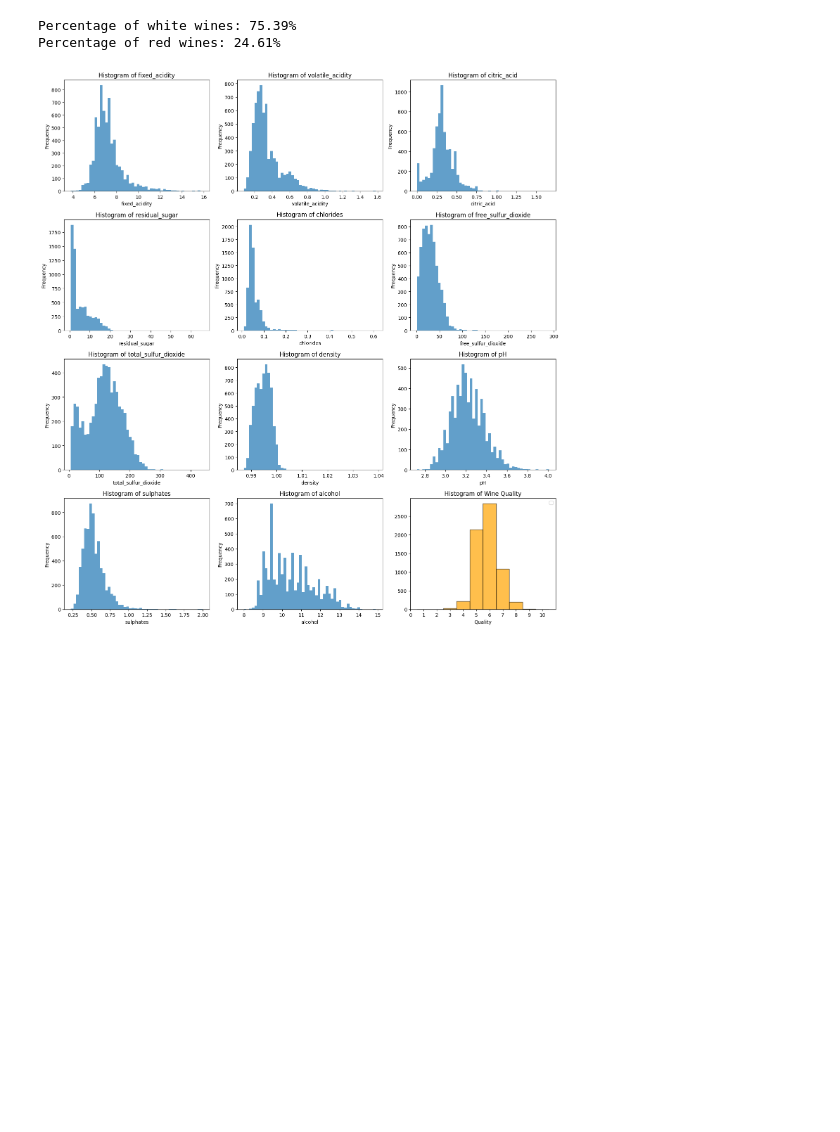
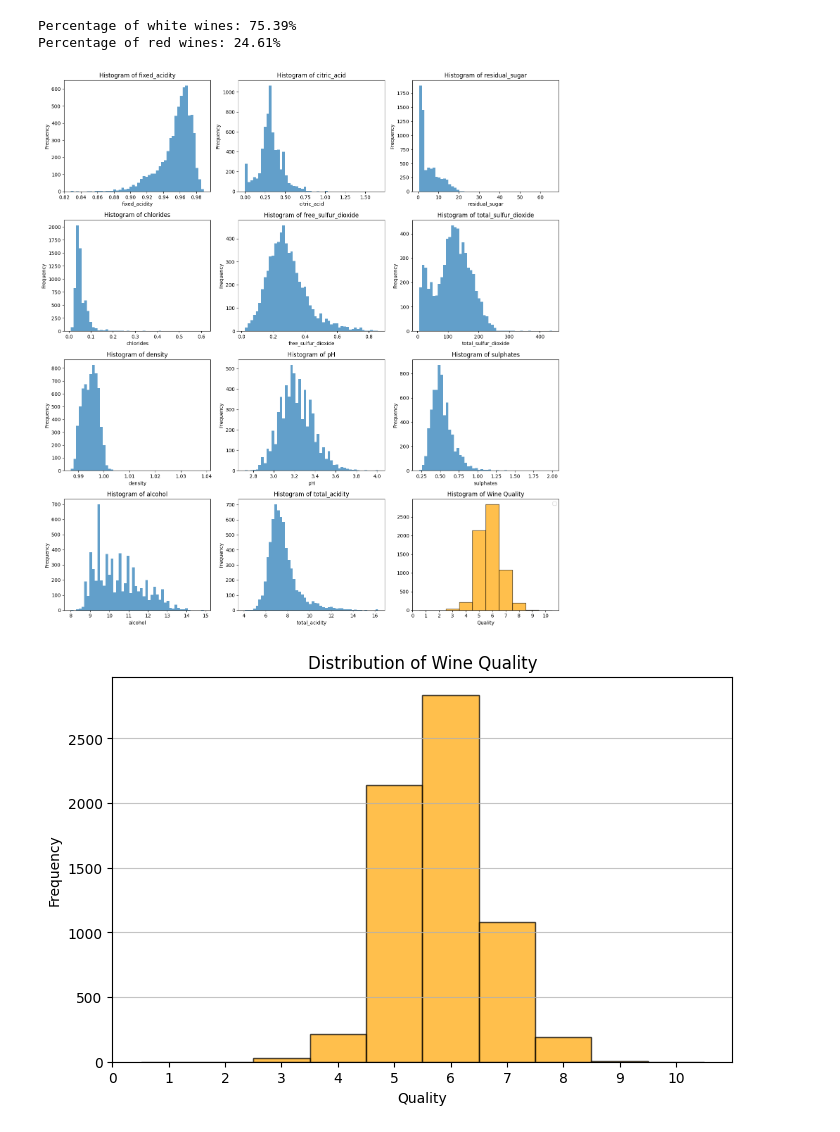
Before and after one commit to 2T1F/wine, a Jupyter notebook: explore.ipynb, the cells around one changed output. Cells and saved outputs as stored; diff of their text form; code cells hidden in the pictures; blank space fills up the shorter version.

```diff
--- a/explore.ipynb
+++ b/explore.ipynb
@@ -21,6 +38,11 @@ No missing values
 X.isnull().sum().sum()
 # %% [output]
 0
+# %%
+X["free_sulfur_dioxide"] = X["free_sulfur_dioxide"] / X["total_sulfur_dioxide"]
+X["total_acidity"] = X["fixed_acidity"] + X["volatile_acidity"]
+X["fixed_acidity"] = X["fixed_acidity"] / X["total_acidity"]
+X = X.drop(columns=["volatile_acidity"])
 # %%
 X
 # %% [output]
@@ -49,30 +71,46 @@ Percentage of red wines: 24.61%
 # %%
 # Plot histogram for each feature and quality in a grid layout
 def plot_histograms(X, y):
     num_features = X.shape[1]
     num_rows = (num_features + 2) // 3  # 3 plots per row
     fig, axes = plt.subplots(num_rows, 3, figsize=(15, num_rows * 4))
 
     for i, feature in enumerate(X.columns):
         ax = axes[i // 3, i % 3]
         ax.hist(X[feature], bins=50, alpha=0.7, label='Feature')
         ax.set_title(f'Histogram of {feature}')
         ax.set_xlabel(feature)
         ax.set_ylabel('Frequency')
     # Add quality distribution
     ax = axes[-1, -1]  # Last subplot
     # Histogram binned by discrete quality values between 0 and 10
     ax.hist(y, bins=np.arange(0.5, 11.5, 1), alpha=0.7, color='orange', edgecolor='black')
     # Set x-ticks to show quality values
     ax.set_xticks(np.arange(0, 11, 1))
     ax.set_title('Histogram of Wine Quality')
     ax.set_xlabel('Quality')
 
     plt.tight_layout()
     plt.legend()
+    # save the figure
+    plt.savefig('wine_quality_histograms.png')
     plt.show()
 plot_histograms(X, y)
+
+# just generate the quality distribution plot
+def plot_quality_distribution(y):
+    plt.figure(figsize=(8, 5))
+    plt.hist(y, bins=np.arange(0.5, 11.5, 1), alpha=0.7, color='orange', edgecolor='black')
+    plt.xticks(np.arange(0, 11, 1))
+    plt.title('Distribution of Wine Quality')
+    plt.xlabel('Quality')
+    plt.ylabel('Frequency')
+    plt.grid(axis='y', alpha=0.75)
+    plt.savefig('wine_quality_distribution.png')
+    plt.show()
+plot_quality_distribution(y)
 # %% [output]
-[figure, old version]
+[figure, new version]
+[figure, added]
 # %%
 def scatter_plot(X, y, feature1, feature2, color_feature):
```
Also changed, not shown: parts of 18 cells of this notebook, 10 other files.
